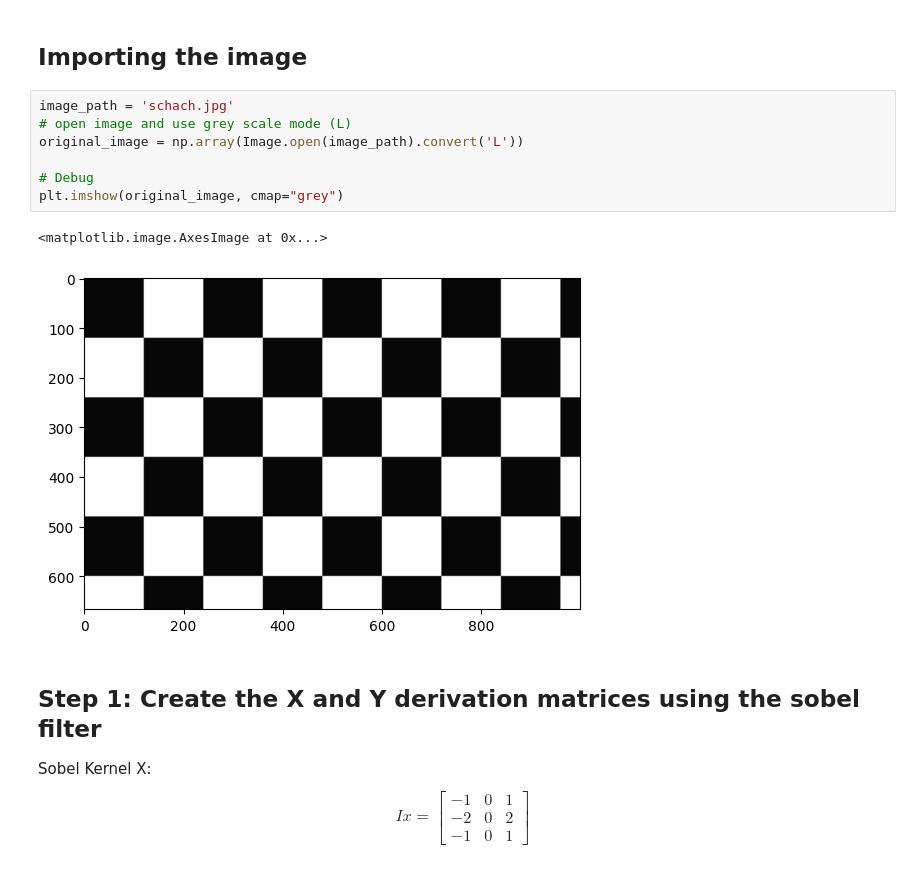
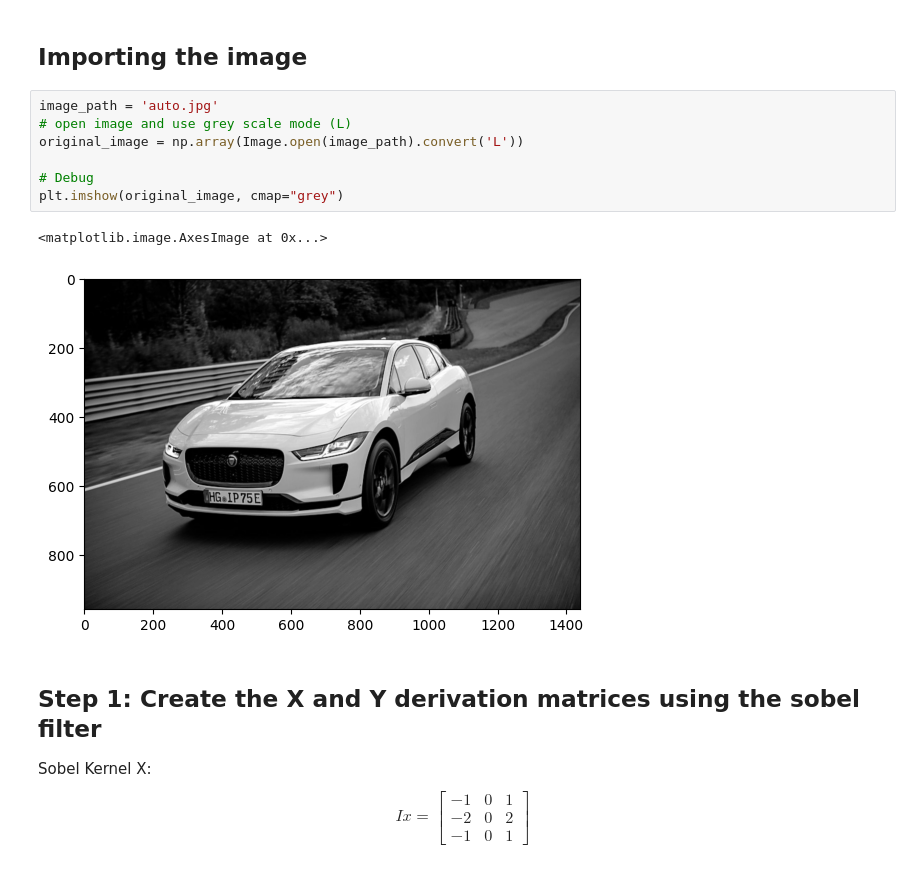
Before and after one commit to DavidGitter/covi-pl, a Jupyter notebook: covi.ipynb, the cells around one changed output. Saved outputs shown, nothing was run; the diff lists cells and outputs as text.

```diff
--- a/covi.ipynb
+++ b/covi.ipynb
@@ -18,15 +18,15 @@ from PIL import Image
 # %% [markdown]
 ## Importing the image
 # %%
-image_path = 'schach.jpg'
+image_path = 'auto.jpg'
 # open image and use grey scale mode (L)
 original_image = np.array(Image.open(image_path).convert('L'))
 
 # Debug
 plt.imshow(original_image, cmap="grey")
 # %% [output]
 <matplotlib.image.AxesImage at 0x...>
-[figure, old version]
+[figure, new version]
 # %% [markdown]
 ## Step 1: Create the X and Y derivation matrices using the sobel filter
 
```
Also changed, not shown: parts of 6 cells of this notebook.
